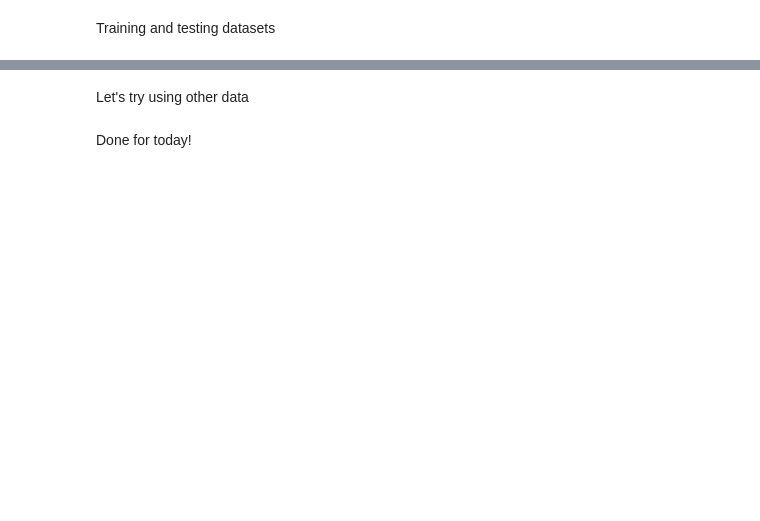
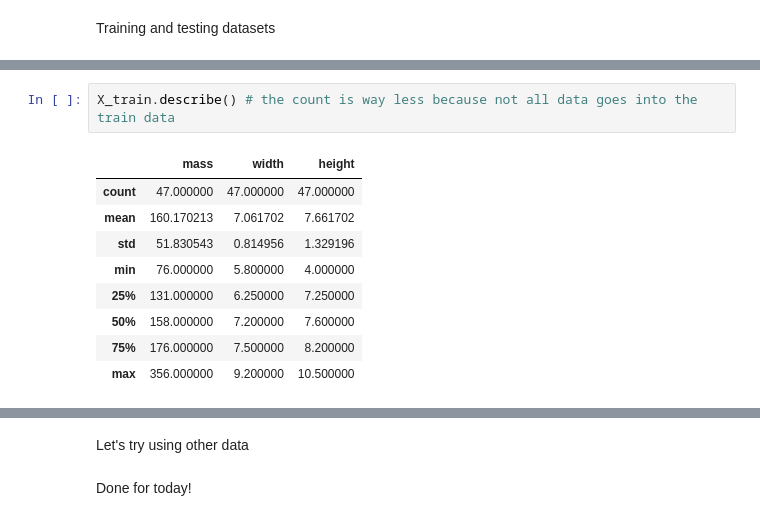
Before and after one commit to sonjaJolanda/BigDataSocialSciences, a Jupyter notebook: week12/week12-classmaterial-2022.ipynb, the cells around one changed output, grey strips where cells are left out. Saved outputs shown, nothing was run; the diff lists cells and outputs as text; blank space fills up the shorter version.

```diff
--- a/week12/week12-classmaterial-2022.ipynb
+++ b/week12/week12-classmaterial-2022.ipynb
@@ -25,0 +99,12 @@ Training and testing datasets
+# %%
+X_train.describe() # the count is way less because not all data goes into the train data
+# %% [output]
+|  | mass | width | height |
+| count | 47.000000 | 47.000000 | 47.000000 |
+| mean | 160.170213 | 7.061702 | 7.661702 |
+| std | 51.830543 | 0.814956 | 1.329196 |
+| min | 76.000000 | 5.800000 | 4.000000 |
+| 25% | 131.000000 | 6.250000 | 7.250000 |
+| 50% | 158.000000 | 7.200000 | 7.600000 |
+| 75% | 176.000000 | 7.500000 | 8.200000 |
+| max | 356.000000 | 9.200000 | 10.500000 |
```
Also changed, not shown: parts of 21 cells of this notebook.
